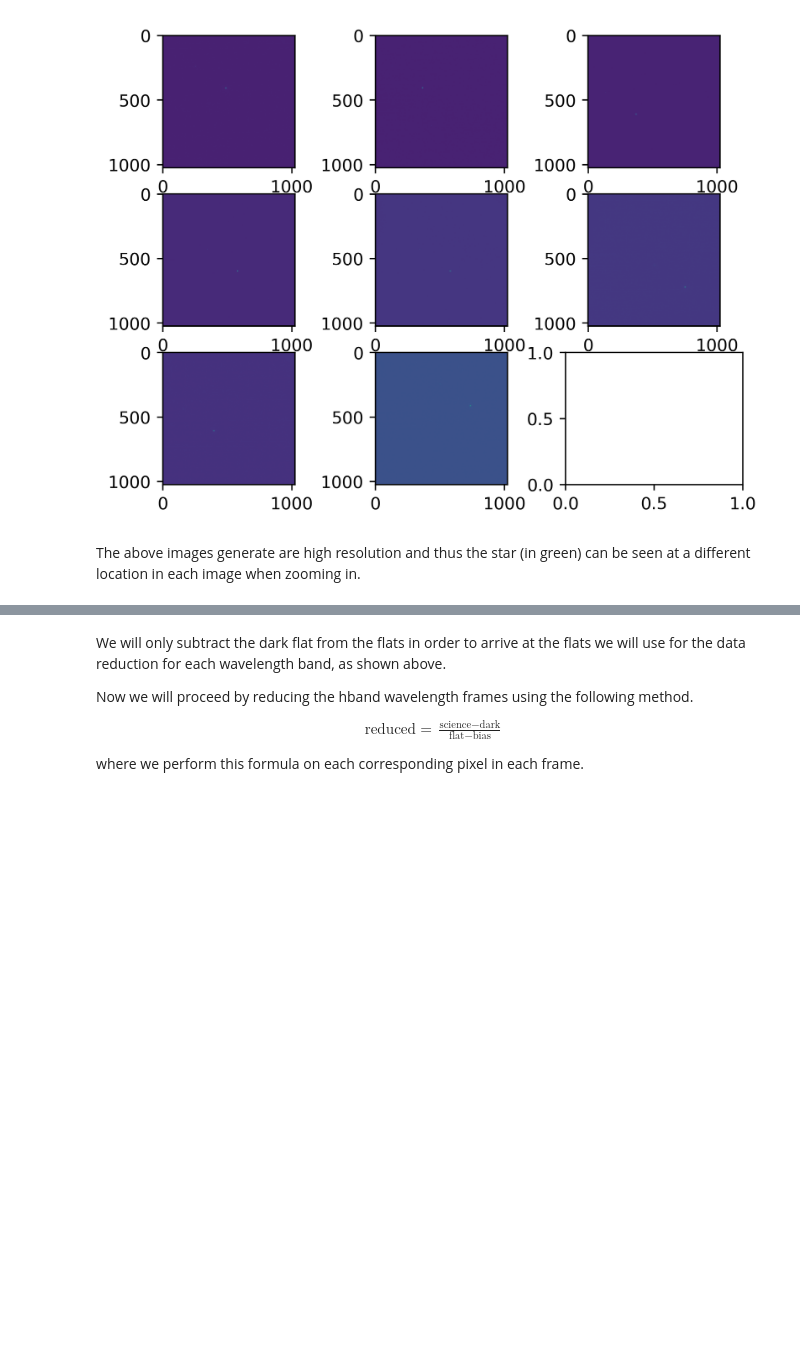
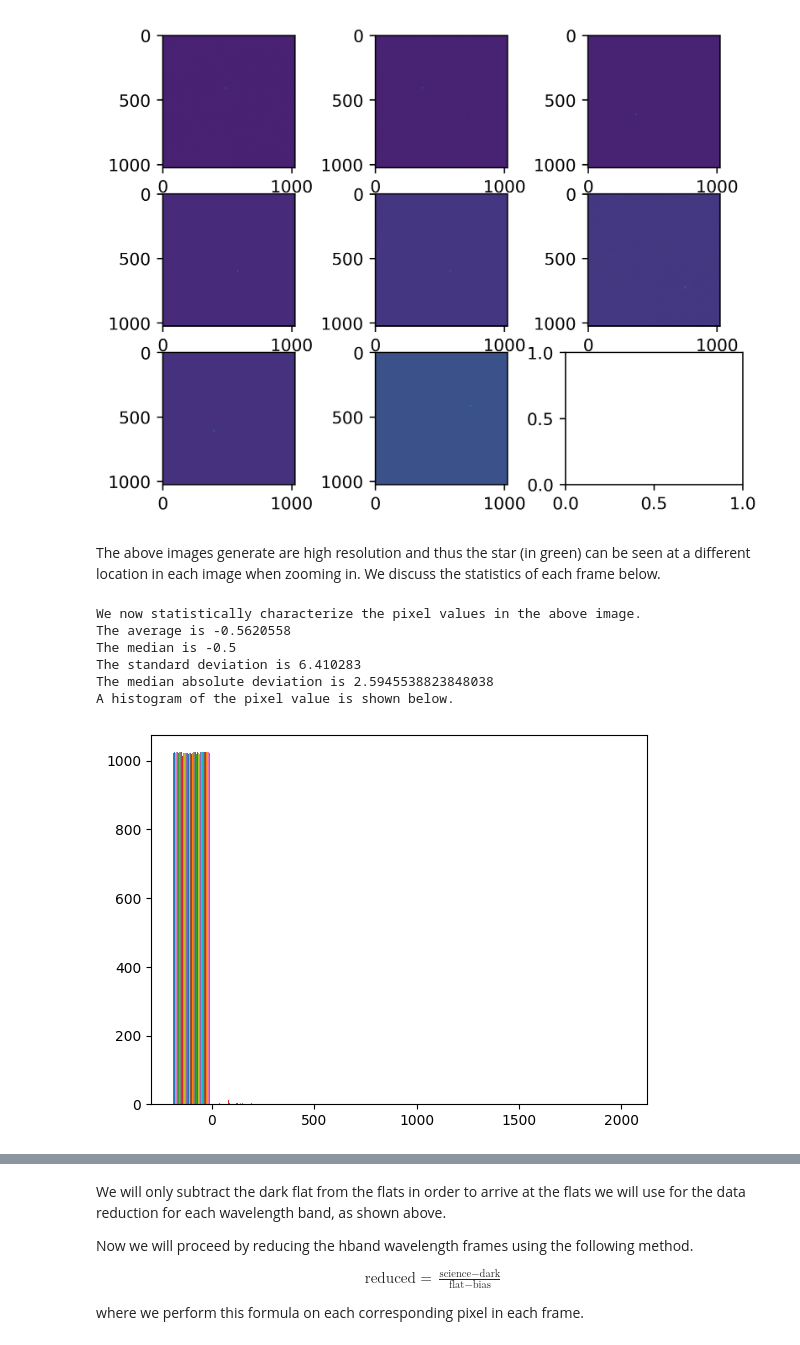
Before and after one commit to MarcosP7635/Ay105, a Jupyter notebook: editing_Ay105Lab8_HBand-StarterNotebook.ipynb, the cells around one changed output, grey strips where cells are left out. Saved outputs shown, nothing was run; the diff lists cells and outputs as text; code cells hidden in the pictures; blank space fills up the shorter version.

```diff
--- a/editing_Ay105Lab8_HBand-StarterNotebook.ipynb
+++ b/editing_Ay105Lab8_HBand-StarterNotebook.ipynb
@@ -329,4 +332,14 @@ for i in range(len(no_sky_hband_arr)):
 # %% [output]
 [figure]
 # %% [markdown]
-The above images generate are high resolution and thus the star (in green) can be seen at a different location in each image when zooming in.
+The above images generate are high resolution and thus the star (in green) can be seen at a different location in each image when zooming in. We discuss the statistics of each frame below.
+# %%
+characterize(no_sky_hband_arr[0])
+# %% [output]
+We now statistically characterize the pixel values in the above image.
+The average is -0.5620558
+The median is -0.5
+The standard deviation is 6.410283
+The median absolute deviation is 2.5945538823848038
+A histogram of the pixel value is shown below.
+[figure, added]
```
Also changed, not shown: parts of 19 cells of this notebook.
